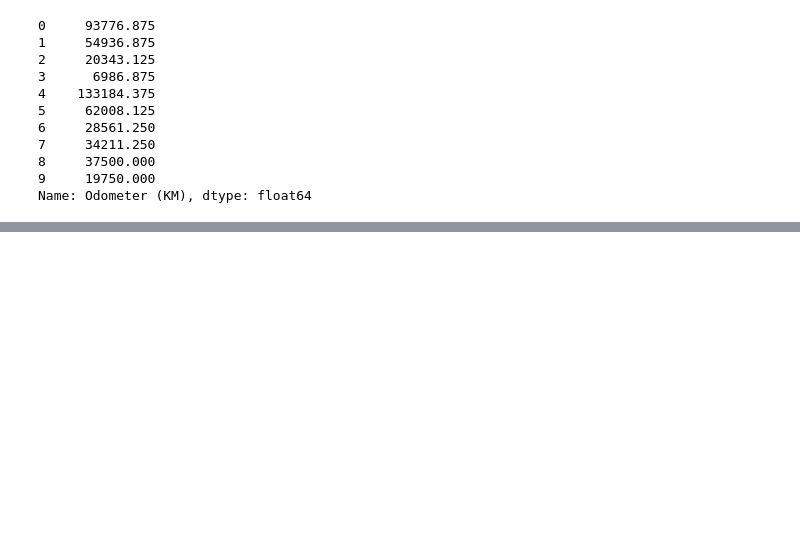
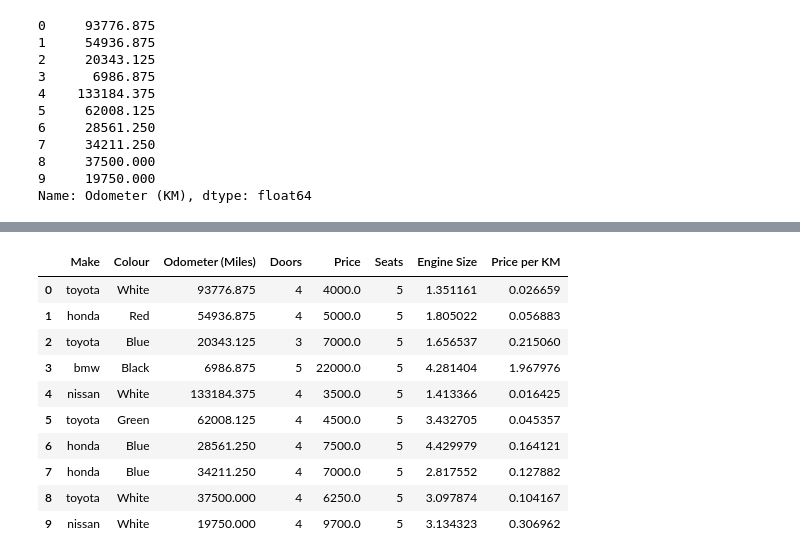
Before and after one commit to elimarmacena/ml-ds-zero2master, a Jupyter notebook: data_project/pandas-exercises.ipynb, the cells around one changed output, grey strips where cells are left out. Saved outputs shown, nothing was run; the diff lists cells and outputs as text; code cells hidden in the pictures; blank space fills up the shorter version.

```diff
--- a/data_project/pandas-exercises.ipynb
+++ b/data_project/pandas-exercises.ipynb
@@ -430,5 +430,5 @@ csv_data['Odometer (KM)']
 Name: Odometer (KM), dtype: float64
 # %%
 # Change the title of the Odometer (KM) to represent miles instead of kilometers
-csv_data.rename(columns={}'Odometer (KM)':'Odometer (Miles)'])
+csv_data.rename(columns={'Odometer (KM)':'Odometer (Miles)'})
 # %% [output]
@@ -435,0 +435,11 @@ SyntaxError: invalid syntax (<ipython-input-72-bc0b200fcc90>, line 2)
+|  | Make | Colour | Odometer (Miles) | Doors | Price | Seats | Engine Size | Price per KM |
+| 0 | toyota | White | 93776.875 | 4 | 4000.0 | 5 | 1.351161 | 0.026659 |
+| 1 | honda | Red | 54936.875 | 4 | 5000.0 | 5 | 1.805022 | 0.056883 |
+| 2 | toyota | Blue | 20343.125 | 3 | 7000.0 | 5 | 1.656537 | 0.215060 |
+| 3 | bmw | Black | 6986.875 | 5 | 22000.0 | 5 | 4.281404 | 1.967976 |
+| 4 | nissan | White | 133184.375 | 4 | 3500.0 | 5 | 1.413366 | 0.016425 |
+| 5 | toyota | Green | 62008.125 | 4 | 4500.0 | 5 | 3.432705 | 0.045357 |
+| 6 | honda | Blue | 28561.250 | 4 | 7500.0 | 5 | 4.429979 | 0.164121 |
+| 7 | honda | Blue | 34211.250 | 4 | 7000.0 | 5 | 2.817552 | 0.127882 |
+| 8 | toyota | White | 37500.000 | 4 | 6250.0 | 5 | 3.097874 | 0.104167 |
+| 9 | nissan | White | 19750.000 | 4 | 9700.0 | 5 | 3.134323 | 0.306962 |
```
Also changed, not shown: parts of 1 cell of this notebook.
